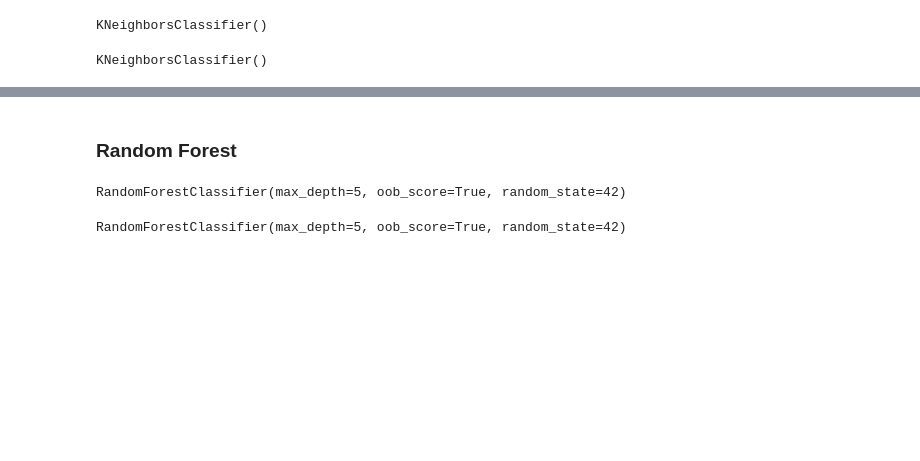
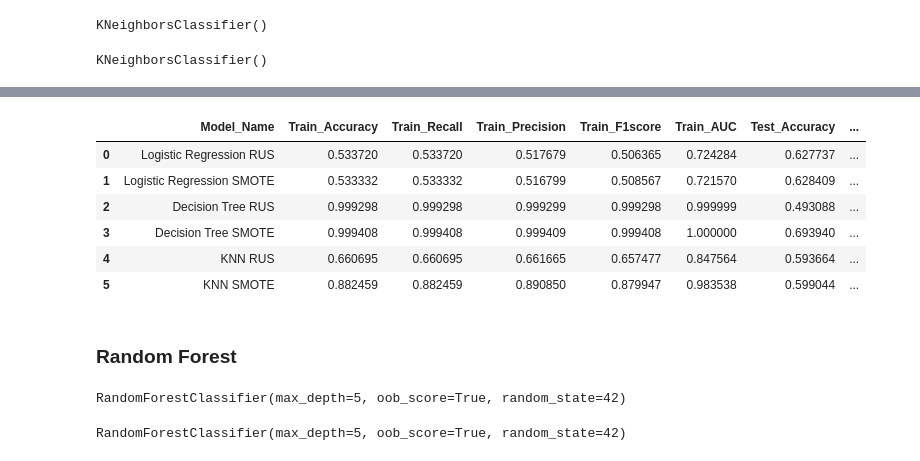
Before and after one commit to sahu-vishal/Email-Campaign-Effectiveness-Prediction, a Jupyter notebook: Email_Campaign_Effectiveness_Prediction.ipynb, the cells around one changed output, grey strips where cells are left out. Cells and saved outputs as stored; diff of their text form; code cells hidden in the pictures; blank space fills up the shorter version.

```diff
--- a/Email_Campaign_Effectiveness_Prediction.ipynb
+++ b/Email_Campaign_Effectiveness_Prediction.ipynb
@@ -885,3 +887,16 @@ weighted avg       0.75      0.60      0.65     13383
+# %%
+# Updating the results list
+add_list_to_final_df(knn_eval_list)
+# Having a look at our final comparison dataframe
+comparison_df
+# %% [output]
+|  | Model_Name | Train_Accuracy | Train_Recall | Train_Precision | Train_F1score | Train_AUC | Test_Accuracy | ... |
+| 0 | Logistic Regression RUS | 0.533720 | 0.533720 | 0.517679 | 0.506365 | 0.724284 | 0.627737 | ... |
+| 1 | Logistic Regression SMOTE | 0.533332 | 0.533332 | 0.516799 | 0.508567 | 0.721570 | 0.628409 | ... |
+| 2 | Decision Tree RUS | 0.999298 | 0.999298 | 0.999299 | 0.999298 | 0.999999 | 0.493088 | ... |
+| 3 | Decision Tree SMOTE | 0.999408 | 0.999408 | 0.999409 | 0.999408 | 1.000000 | 0.693940 | ... |
+| 4 | KNN RUS | 0.660695 | 0.660695 | 0.661665 | 0.657477 | 0.847564 | 0.593664 | ... |
+| 5 | KNN SMOTE | 0.882459 | 0.882459 | 0.890850 | 0.879947 | 0.983538 | 0.599044 | ... |
 # %% [markdown]
 ### Random Forest
 # %%
```
Also changed, not shown: parts of 21 cells of this notebook.
